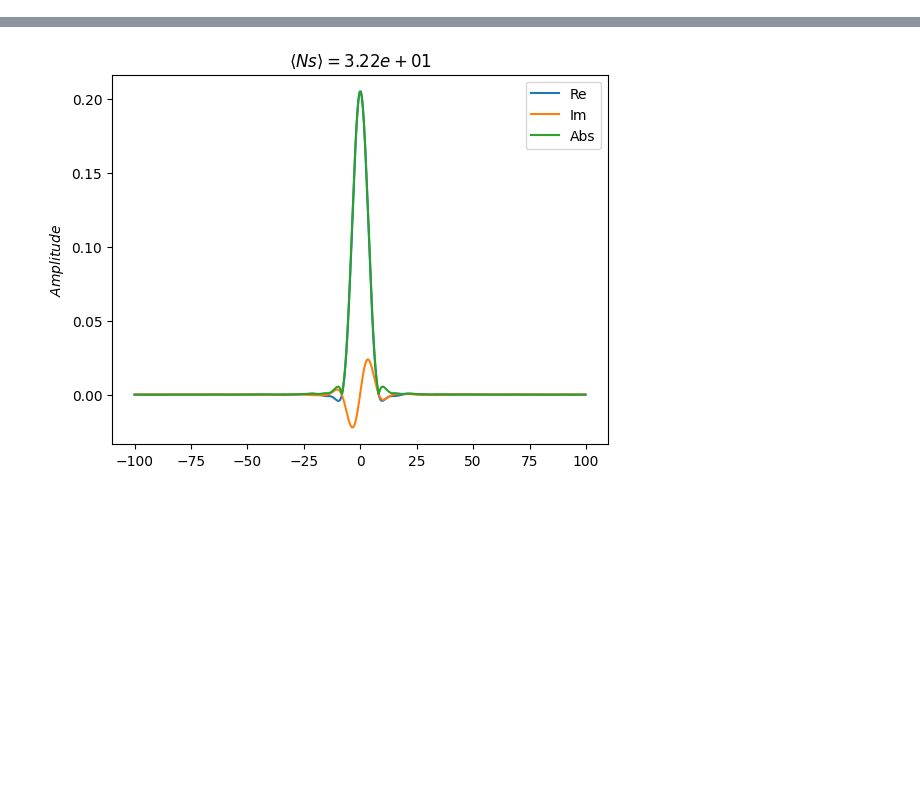
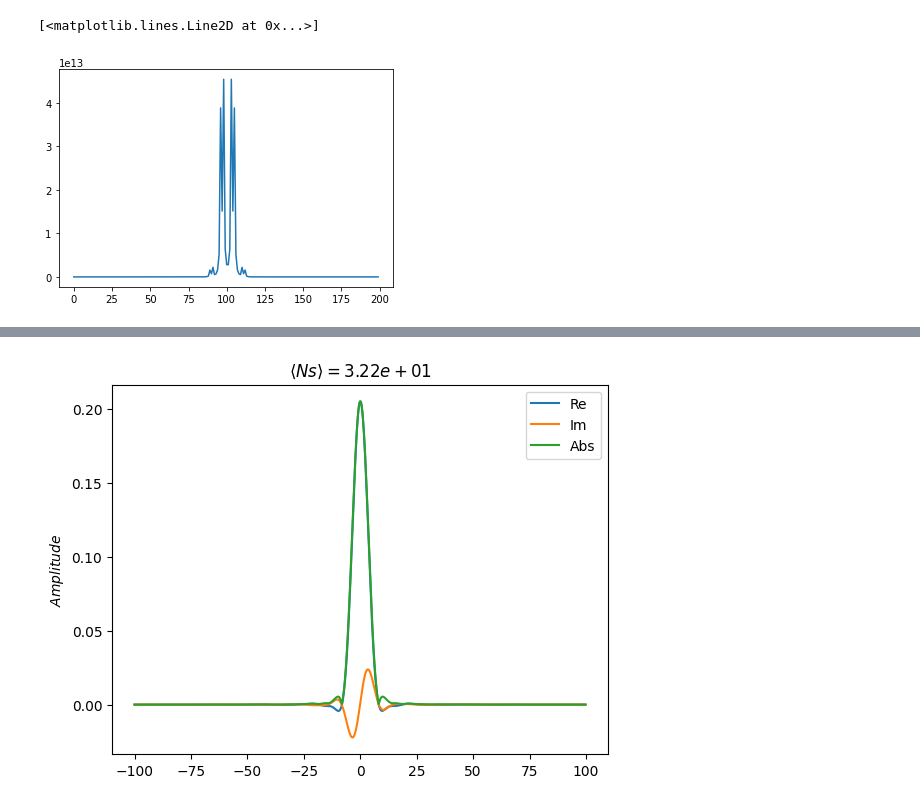
Before and after one commit to MHoude2/KT, a Jupyter notebook: testinCW.ipynb, the cells around one changed output, grey strips where cells are left out. Cells and saved outputs as stored; diff of their text form; code cells hidden in the pictures; blank space fills up the shorter version.

```diff
--- a/testinCW.ipynb
+++ b/testinCW.ipynb
@@ -74,3 +84,10 @@ np.amax(J),Ns,Schmidt
+# %%
+Es = np.abs(np.diag(Nums))
+
+plt.plot(Es[100:300])
+# %% [output]
+[<matplotlib.lines.Line2D at 0x...>]
+[figure, added]
 # %%
 mark=1 #this just takes the first eigenmode of interest. Choose a different value to look at different ones.
 val1, u1 = np.linalg.eigh(Nums)
```
Also changed, not shown: parts of 13 cells of this notebook, 2 other files.
